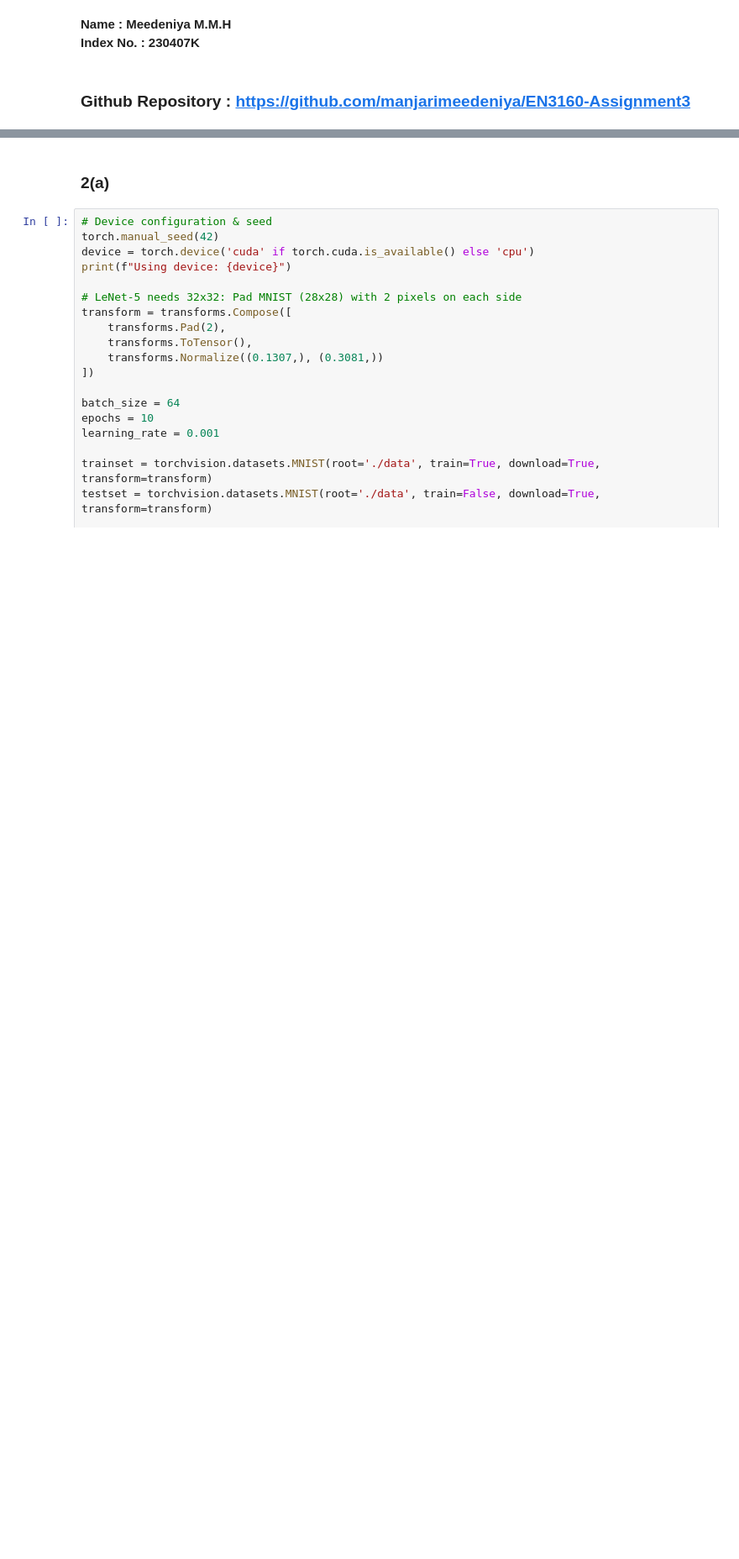
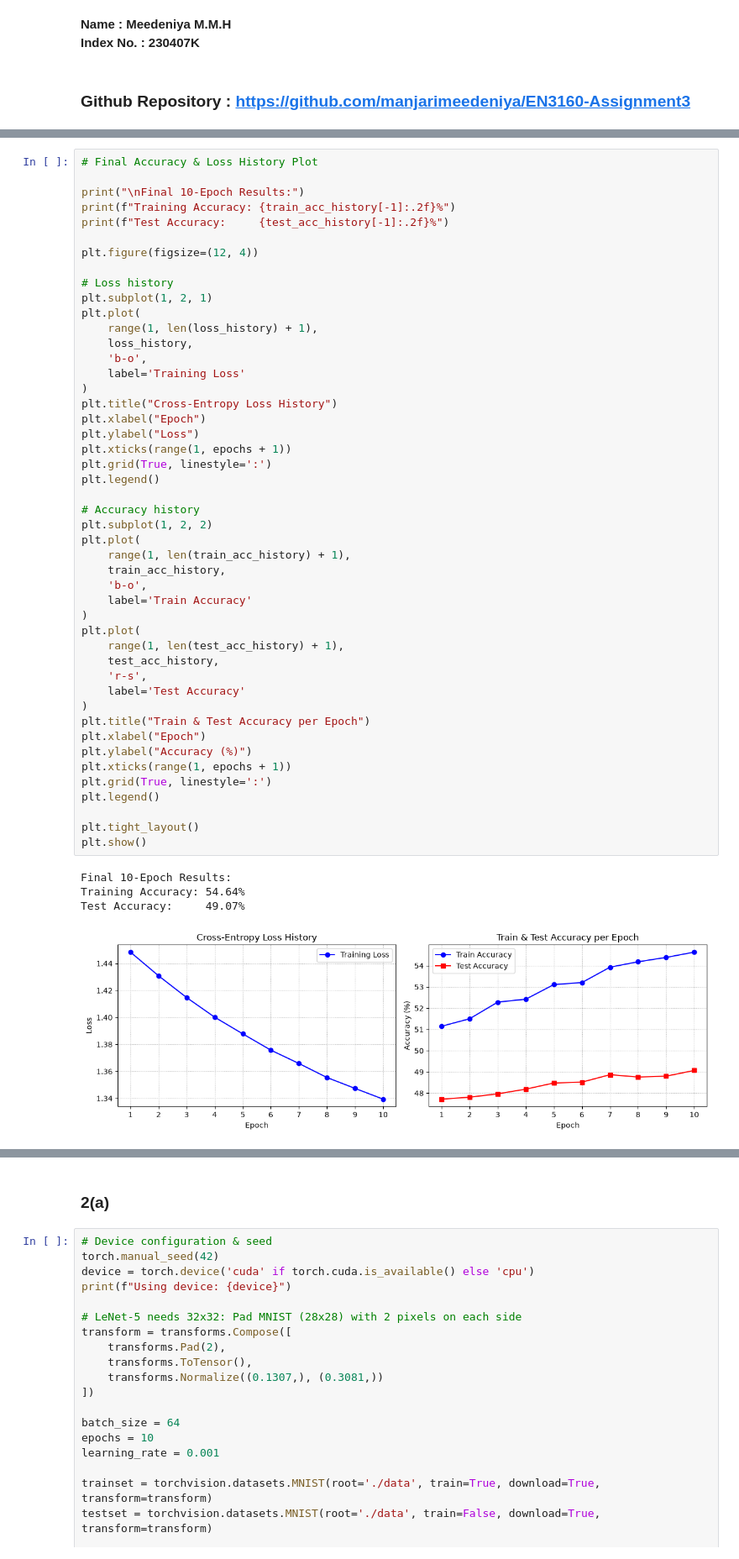
Before and after one commit to manjarimeedeniya/EN3160-Assignment3, a Jupyter notebook: 230407K.ipynb, the cells around one changed output, grey strips where cells are left out. Shown at 84% size. Cells and saved outputs as stored; diff of their text form; blank space fills up the shorter version.

```diff
--- a/230407K.ipynb
+++ b/230407K.ipynb
@@ -14,0 +243,52 @@ import matplotlib.pyplot as plt
+# %%
+# Final Accuracy & Loss History Plot
+
+print("\nFinal 10-Epoch Results:")
+print(f"Training Accuracy: {train_acc_history[-1]:.2f}%")
+print(f"Test Accuracy:     {test_acc_history[-1]:.2f}%")
+
+plt.figure(figsize=(12, 4))
+
+# Loss history
+plt.subplot(1, 2, 1)
+plt.plot(
+    range(1, len(loss_history) + 1),
+    loss_history,
+    'b-o',
+    label='Training Loss'
+)
+plt.title("Cross-Entropy Loss History")
+plt.xlabel("Epoch")
+plt.ylabel("Loss")
+plt.xticks(range(1, epochs + 1))
+plt.grid(True, linestyle=':')
+plt.legend()
+
+# Accuracy history
+plt.subplot(1, 2, 2)
+plt.plot(
+    range(1, len(train_acc_history) + 1),
+    train_acc_history,
+    'b-o',
+    label='Train Accuracy'
+)
+plt.plot(
+    range(1, len(test_acc_history) + 1),
+    test_acc_history,
+    'r-s',
+    label='Test Accuracy'
+)
+plt.title("Train & Test Accuracy per Epoch")
+plt.xlabel("Epoch")
+plt.ylabel("Accuracy (%)")
+plt.xticks(range(1, epochs + 1))
+plt.grid(True, linestyle=':')
+plt.legend()
+
+plt.tight_layout()
+plt.show()
+# %% [output]
+Final 10-Epoch Results:
+Training Accuracy: 54.64%
+Test Accuracy:     49.07%
+[figure, added]
```
Also changed, not shown: parts of 21 cells of this notebook.
